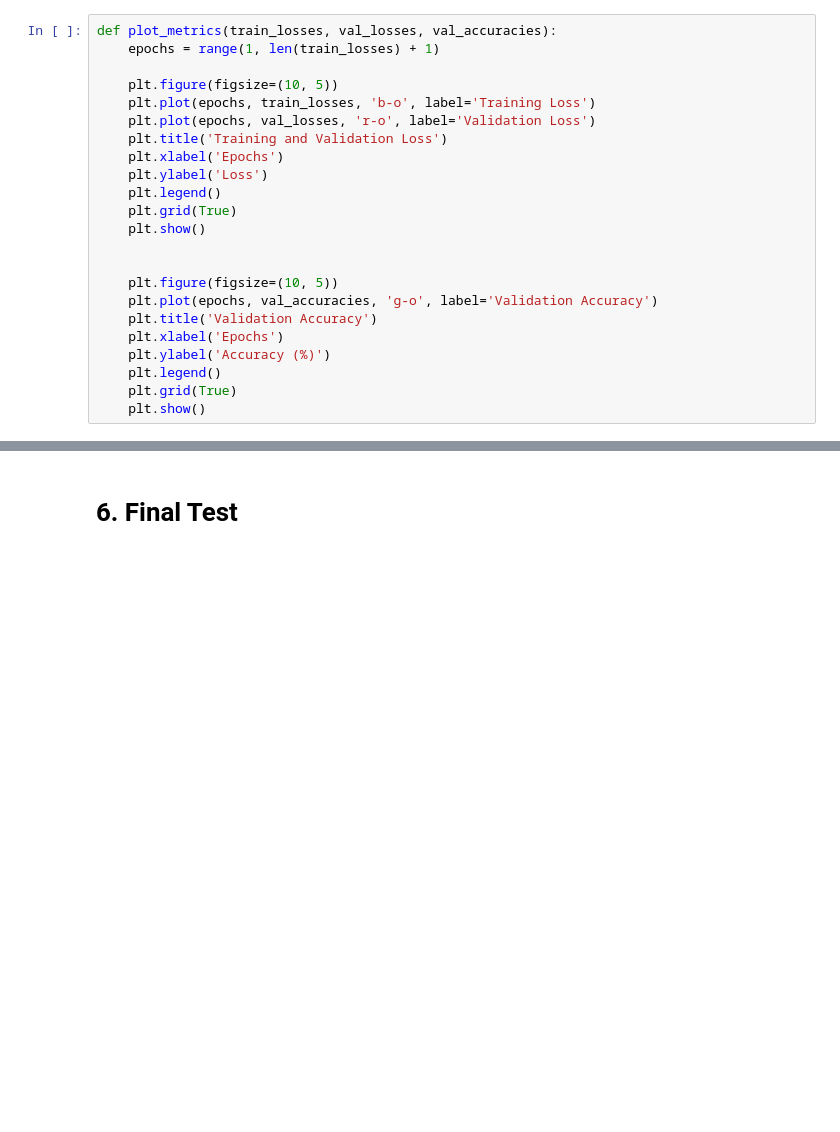
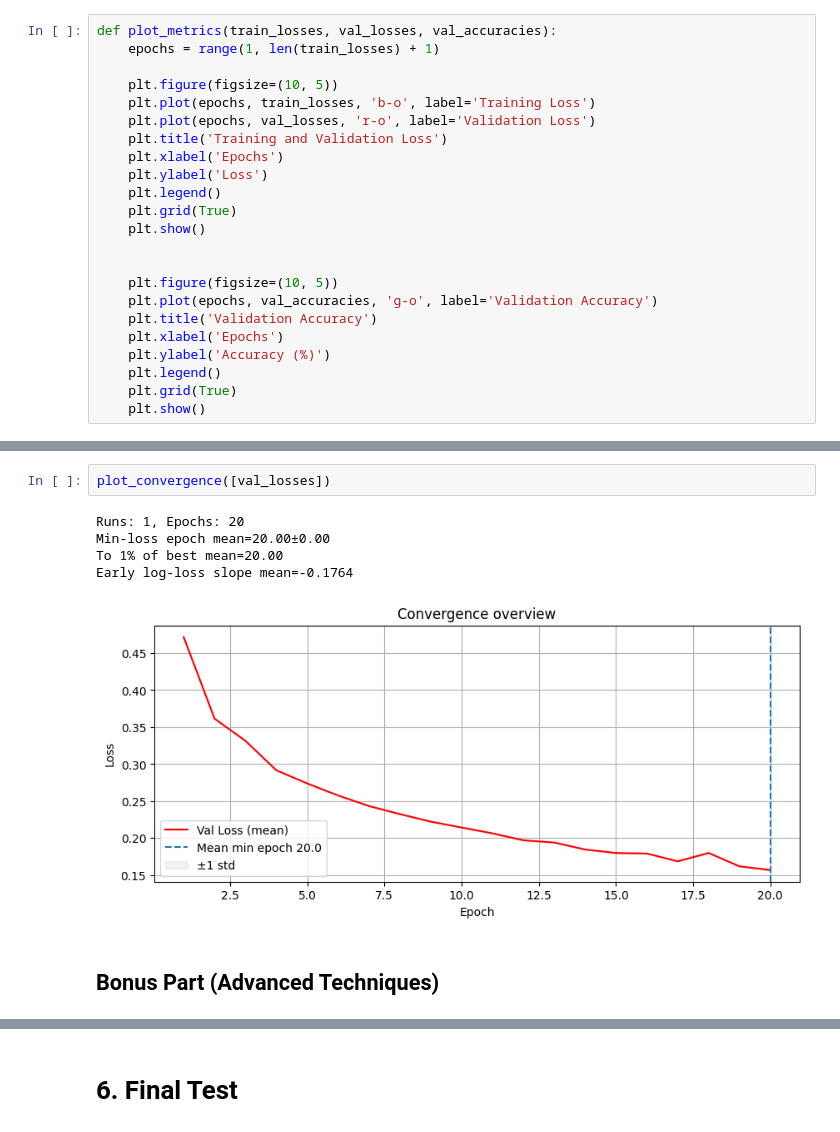
Before and after one commit to oadel1814/Linear-Models-to-Deep-Neural-Networks, a Jupyter notebook: Neural_Network.ipynb, the cells around one changed output, grey strips where cells are left out. Drawn from its saved outputs; the diff is of its cells as text; blank space fills up the shorter version.

```diff
--- a/Neural_Network.ipynb
+++ b/Neural_Network.ipynb
@@ -281,0 +455,10 @@ plot_metrics(train_losses, val_losses, val_accuracies)
+# %%
+plot_convergence([val_losses])
+# %% [output]
+Runs: 1, Epochs: 20
+Min-loss epoch mean=20.00±0.00
+To 1% of best mean=20.00
+Early log-loss slope mean=-0.1764
+[figure, added]
+# %% [markdown]
+## Bonus Part (Advanced Techniques)
```
Also changed, not shown: parts of 10 cells of this notebook, 1 other file.
